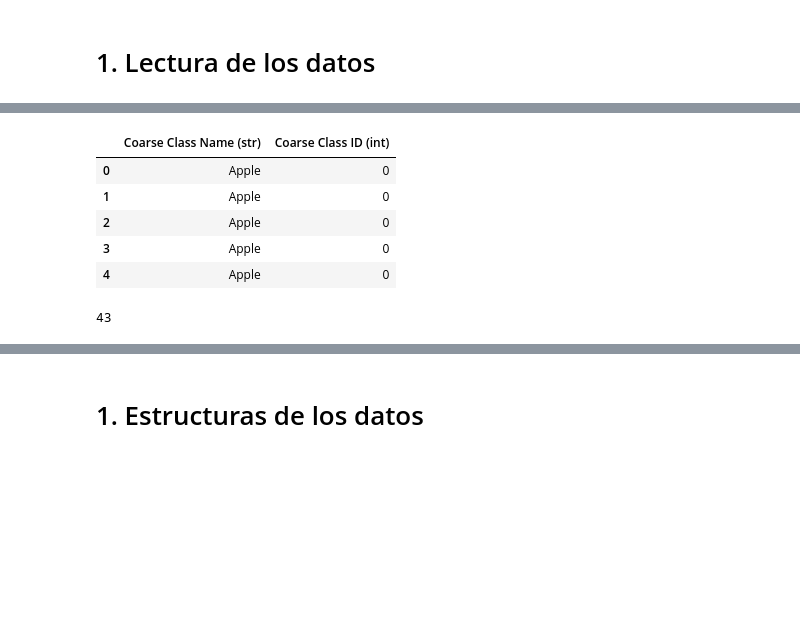
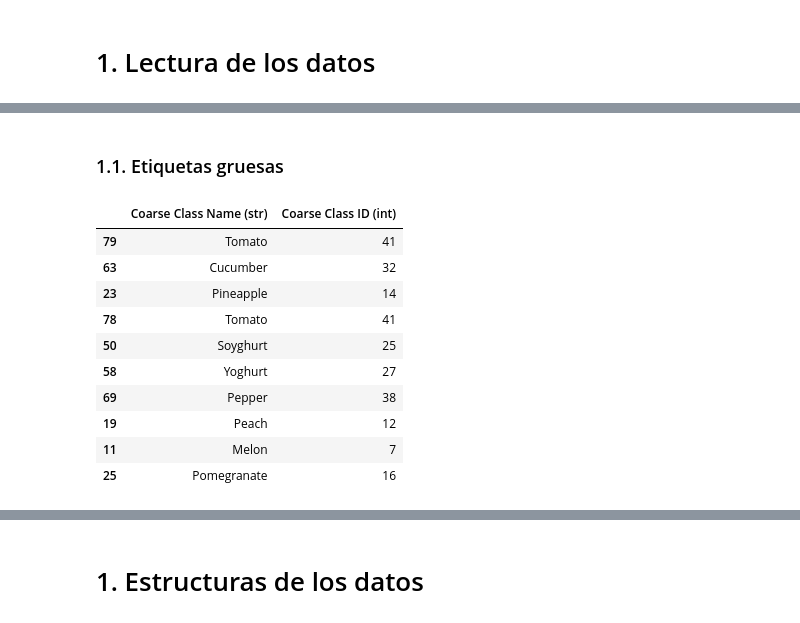
Before and after one commit to juanDango/grocery_store, a Jupyter notebook: data_understanding.ipynb, the cells around one changed output, grey strips where cells are left out. Saved outputs shown, nothing was run; the diff lists cells and outputs as text; code cells hidden in the pictures; blank space fills up the shorter version.

```diff
--- a/data_understanding.ipynb
+++ b/data_understanding.ipynb
@@ -10,0 +47,3 @@ import pickle
+# %%
+data_classes = pd.read_csv(f"{dataset_route}dataset/classes.csv")
+data_classes
@@ -11,15 +64,20 @@ import pickle
+# %% [markdown]
+### 1.1. Etiquetas gruesas
 # %%
-etiquetas = pd.read_csv("GroceryStoreDataset-master/dataset/classes.csv")
-
-etiquetas = etiquetas[["Coarse Class Name (str)", "Coarse Class ID (int)"]]
-etiquetas.head()
+etiquetas = data_classes[["Coarse Class Name (str)", "Coarse Class ID (int)"]]
+etiquetas.sample(10)
 # %% [output]
 |  | Coarse Class Name (str) | Coarse Class ID (int) |
-| 0 | Apple | 0 |
-| 1 | Apple | 0 |
-| 2 | Apple | 0 |
-| 3 | Apple | 0 |
-| 4 | Apple | 0 |
+| 79 | Tomato | 41 |
+| 63 | Cucumber | 32 |
+| 23 | Pineapple | 14 |
+| 78 | Tomato | 41 |
+| 50 | Soyghurt | 25 |
+| 58 | Yoghurt | 27 |
+| 69 | Pepper | 38 |
+| 19 | Peach | 12 |
+| 11 | Melon | 7 |
+| 25 | Pomegranate | 16 |
 # %%
 etiq = []
 
@@ -31,7 +89,3 @@ etiq = set(etiq)
 # %%
 etiq = list(etiq)
 etiquetas = {i[1]: i[0] for i in etiq}
-# %%
-len(etiquetas)
-# %% [output]
-43
```
Also changed, not shown: parts of 59 cells of this notebook, 1 other file.
